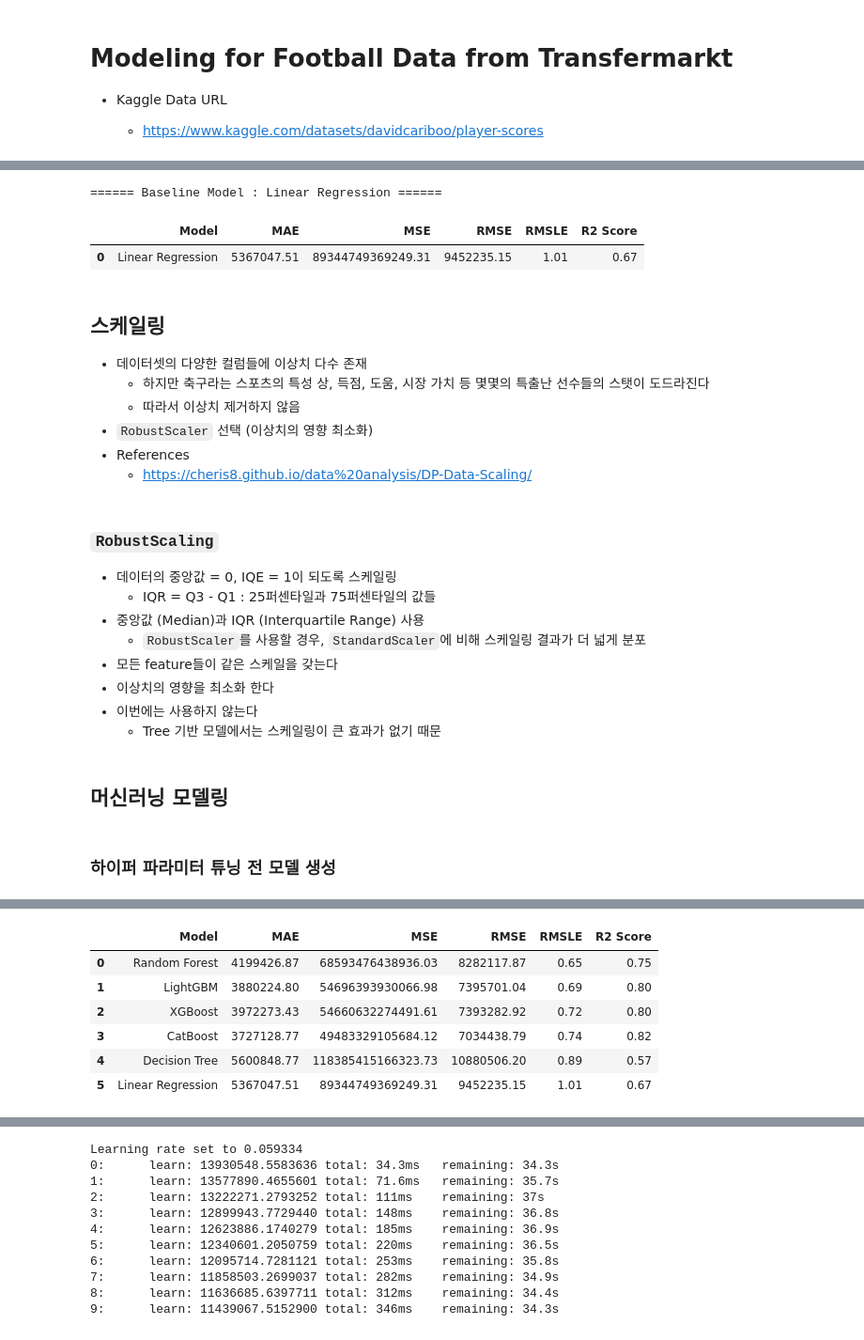
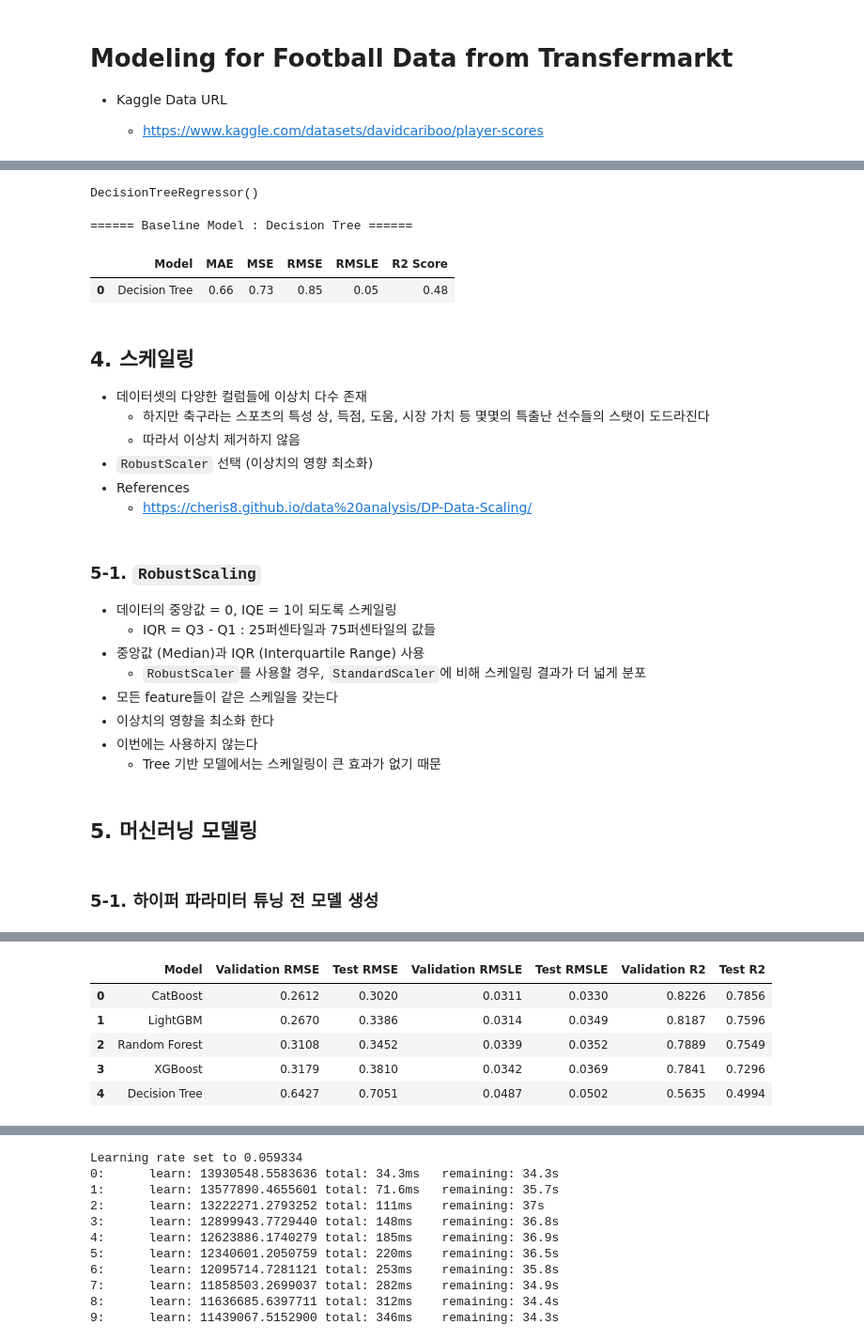
Before and after one commit to benidjor/player-value-prediction-from-transfermarkt, a Jupyter notebook: model-player-value-prediction.ipynb, the cells around one changed output, grey strips where cells are left out. Shown: that part at 94% size. Drawn from its saved outputs; the diff is of its cells as text; code cells hidden in the pictures.

Commit message:
feat: modeling 비교

```diff
--- a/model-player-value-prediction.ipynb
+++ b/model-player-value-prediction.ipynb
@@ -218 +262,25 @@ def get_rmsle(y_actual, y_pred):
+# %%
+def calculate_rmsle(y_actual, y_pred):
+    """
+    Root Mean Squared Logarithmic Error (RMSLE)를 계산하는 함수.
+
+    Parameters:
+    - y_actual: 실제 값 (array-like)
+    - y_pred: 예측 값 (array-like)
+
+    Returns:
+    - RMSLE 값 (float)
+    """
+    # 음수 값 방지
+    y_actual = np.maximum(0, y_actual)
+    y_pred = np.maximum(0, y_pred)
+
+    # 로그 변환 후 차이 계산
+    log_y_actual = np.log1p(y_actual)
+    log_y_pred = np.log1p(y_pred)
+    squared_error = (log_y_actual - log_y_pred) ** 2
+
+    # 평균 제곱근 로그 오차 계산
+    rmsle = np.sqrt(np.mean(squared_error))
+    return rmsle
 # %% [markdown]
@@ -220,6 +288,2 @@ def get_rmsle(y_actual, y_pred):
 # %%
 # https://medium.com/machine-learning-with-python/multiple-linear-regression-implementation-in-python-2de9b303fc0c
-# %%
-# 선형회귀 모델로 Baseline 모델 생성
-lr = LinearRegression()
-lr.fit(X_train, y_train)
@@ -249,2 +290,7 @@ Coefficients:
+# %%
+dt = DecisionTreeRegressor()
+dt.fit(X_train, y_train)
+# %% [output]
+DecisionTreeRegressor()
 # %%
 def baseline_model(model_name, model):
@@ -282,11 +335,11 @@ def baseline_model(model_name, model):
-# %%
-baseline_model("Linear Regression", lr)
-# %% [output]
-====== Baseline Model : Linear Regression ======
-|  | Model | MAE | MSE | RMSE | RMSLE | R2 Score |
-| 0 | Linear Regression | 5367047.51 | 89344749369249.31 | 9452235.15 | 1.01 | 0.67 |
+# %%
+baseline_model("Decision Tree", dt)
+# %% [output]
+====== Baseline Model : Decision Tree ======
+|  | Model | MAE | MSE | RMSE | RMSLE | R2 Score |
+| 0 | Decision Tree | 0.66 | 0.73 | 0.85 | 0.05 | 0.48 |
 # %% [markdown]
-## 스케일링
+## 4. 스케일링
 - 데이터셋의 다양한 컬럼들에 이상치 다수 존재
     - 하지만 축구라는 스포츠의 특성 상, 득점, 도움, 시장 가치 등 몇몇의 특출난 선수들의 스탯이 도드라진다
     - 따라서 이상치 제거하지 않음
@@ -294,7 +347,7 @@ baseline_model("Linear Regression", lr)
 - References
     - https://cheris8.github.io/data%20analysis/DP-Data-Scaling/
 # %% [markdown]
-### `RobustScaling`
+### 5-1. `RobustScaling`
 - 데이터의 중앙값 = 0, IQE = 1이 되도록 스케일링
     - IQR = Q3 - Q1 : 25퍼센타일과 75퍼센타일의 값들
 - 중앙값 (Median)과 IQR (Interquartile Range) 사용
@@ -312,7 +365,7 @@ baseline_model("Linear Regression", lr)
 # X_val_robust = robustScaler.transform(X_val)
 # X_test_robust = robustScaler.transform(X_test)
 # %% [markdown]
-## 머신러닝 모델링
+## 5. 머신러닝 모델링
 # %% [markdown]
-### 하이퍼 파라미터 튜닝 전 모델 생성
+### 5-1. 하이퍼 파라미터 튜닝 전 모델 생성
 # %%
@@ -326,10 +378,10 @@ lgbm_model = LGBMRegressor(random_state=42)
 xgb_model = XGBRegressor(random_state=42)
 # %%
 models = [
-    ("Linear Regression", LinearRegression()),
+    # ("Linear Regression", LinearRegression()),
     ("Decision Tree", DecisionTreeRegressor(random_state=42)),
     ("Random Forest", RandomForestRegressor(random_state=42)),
-    ("CatBoost", CatBoostRegressor(random_state=42)),
+    ("CatBoost", CatBoostRegressor(random_state=42, task_type="GPU", one_hot_max_size=10)),
     ("LightGBM", LGBMRegressor(random_state=42)),
     ("XGBoost", XGBRegressor(random_state=42))
 ]
@@ -372,4 +431,4 @@ def model_list(models, when="Before"):
 # %%
-# Top 3 : Random Forest, LightGBM, CatBoost, XGBoost순으로 RMSLE 높다
-model_list(models)
+# Top 3 : CatBoost, LightGBM, Random Forest 순으로 RMSLE 높다
+evaluate_models(models, X_train, y_train, X_val, y_val, X_test, y_test, when="before")
 # %% [output]
@@ -393,7 +452,6 @@ Learning rate set to 0.059334
-|  | Model | MAE | MSE | RMSE | RMSLE | R2 Score |
-| 0 | Random Forest | 4199426.87 | 68593476438936.03 | 8282117.87 | 0.65 | 0.75 |
-| 1 | LightGBM | 3880224.80 | 54696393930066.98 | 7395701.04 | 0.69 | 0.80 |
-| 2 | XGBoost | 3972273.43 | 54660632274491.61 | 7393282.92 | 0.72 | 0.80 |
-| 3 | CatBoost | 3727128.77 | 49483329105684.12 | 7034438.79 | 0.74 | 0.82 |
-| 4 | Decision Tree | 5600848.77 | 118385415166323.73 | 10880506.20 | 0.89 | 0.57 |
-| 5 | Linear Regression | 5367047.51 | 89344749369249.31 | 9452235.15 | 1.01 | 0.67 |
+|  | Model | Validation RMSE | Test RMSE | Validation RMSLE | Test RMSLE | Validation R2 | Test R2 |
+| 0 | CatBoost | 0.2612 | 0.3020 | 0.0311 | 0.0330 | 0.8226 | 0.7856 |
+| 1 | LightGBM | 0.2670 | 0.3386 | 0.0314 | 0.0349 | 0.8187 | 0.7596 |
+| 2 | Random Forest | 0.3108 | 0.3452 | 0.0339 | 0.0352 | 0.7889 | 0.7549 |
+| 3 | XGBoost | 0.3179 | 0.3810 | 0.0342 | 0.0369 | 0.7841 | 0.7296 |
+| 4 | Decision Tree | 0.6427 | 0.7051 | 0.0487 | 0.0502 | 0.5635 | 0.4994 |
```
Also changed, not shown: parts of 36 cells of this notebook, 6 other files.
